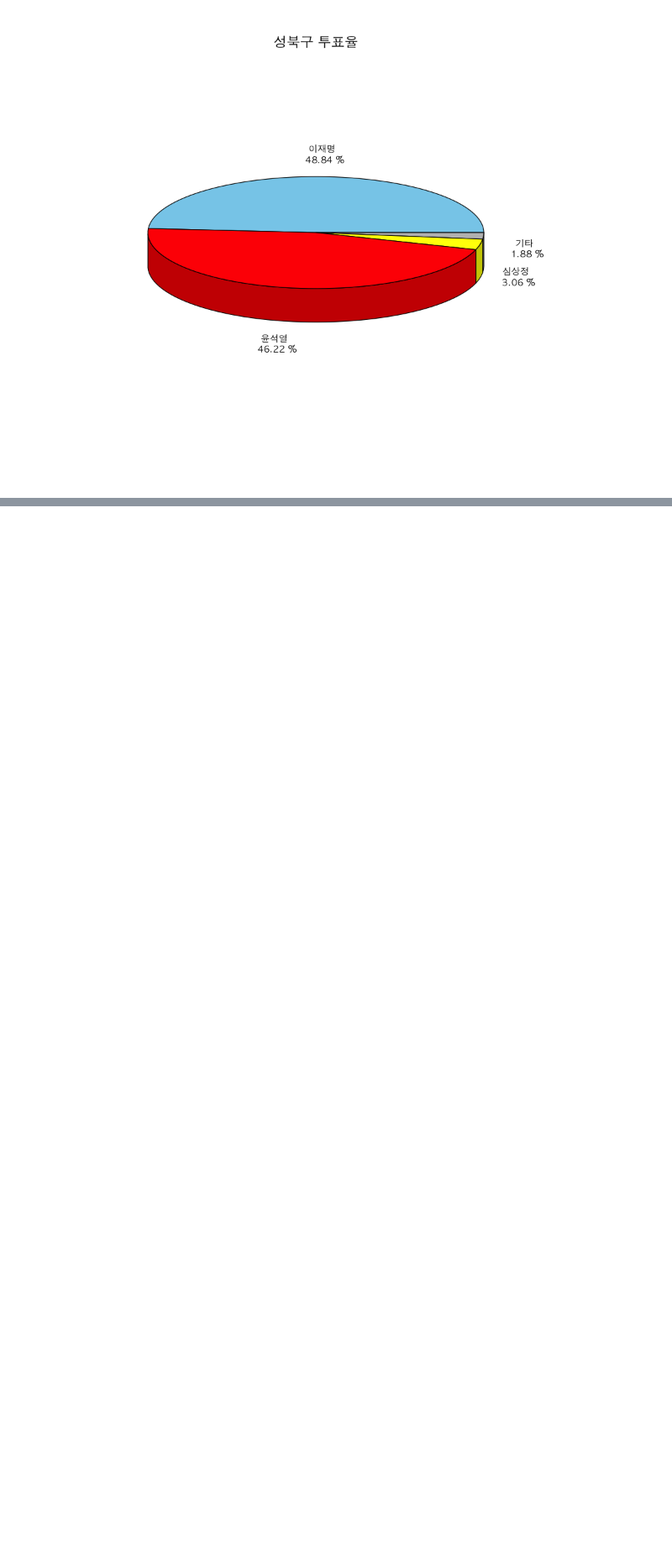
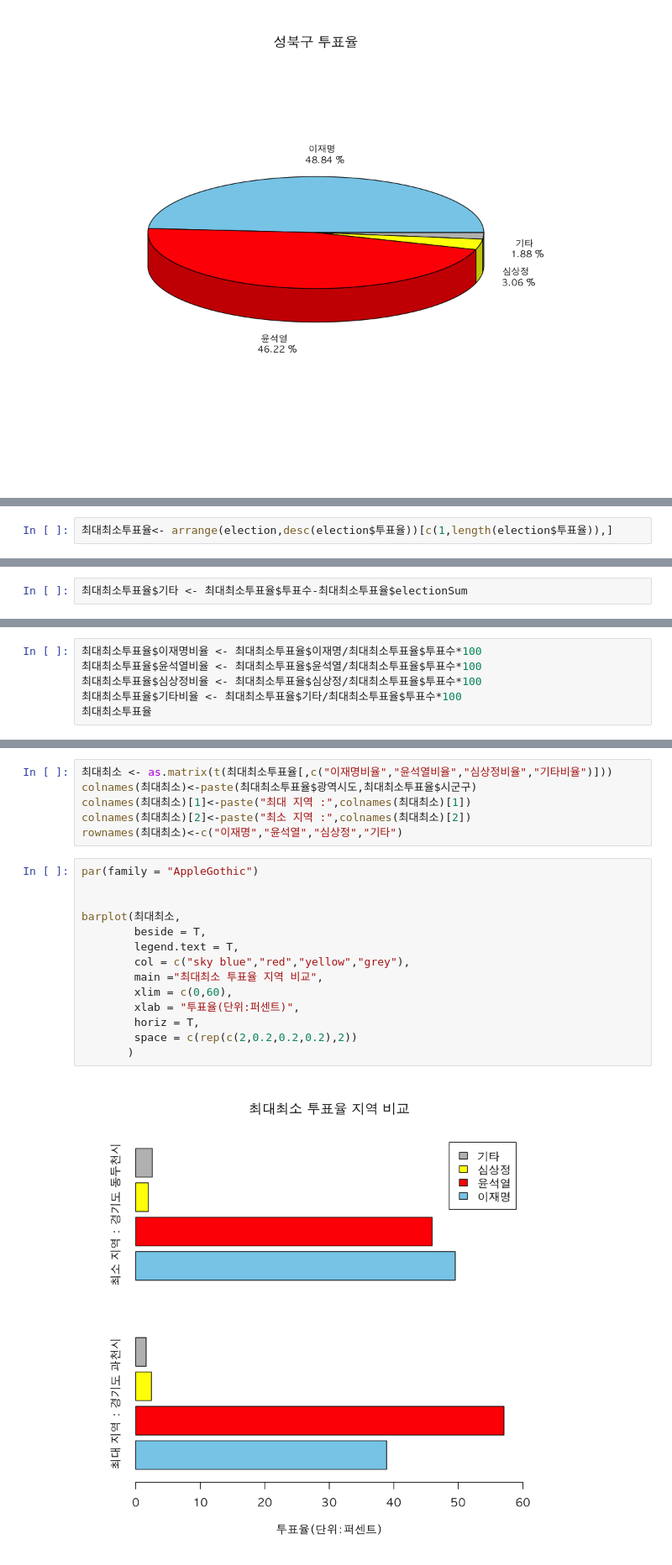
Before and after one commit to ProgrammerJcj/RBase, a Jupyter notebook: 10. 20대_대선자료 시각화.ipynb, the cells around one changed output, grey strips where cells are left out. Shown at 84% size. Saved outputs shown, nothing was run; the diff lists cells and outputs as text; blank space fills up the shorter version.

```diff
--- a/10. 20대_대선자료 시각화.ipynb
+++ b/10. 20대_대선자료 시각화.ipynb
@@ -297,0 +370,2 @@ pie3D(election_seongbuk_ratio,
+# %%
+최대최소투표율<- arrange(election,desc(election$투표율))[c(1,length(election$투표율)),]
@@ -297,0 +378,2 @@ pie3D(election_seongbuk_ratio,
+# %%
+최대최소투표율$기타 <- 최대최소투표율$투표수-최대최소투표율$electionSum
@@ -297,0 +386,6 @@ pie3D(election_seongbuk_ratio,
+# %%
+최대최소투표율$이재명비율 <- 최대최소투표율$이재명/최대최소투표율$투표수*100
+최대최소투표율$윤석열비율 <- 최대최소투표율$윤석열/최대최소투표율$투표수*100
+최대최소투표율$심상정비율 <- 최대최소투표율$심상정/최대최소투표율$투표수*100
+최대최소투표율$기타비율 <- 최대최소투표율$기타/최대최소투표율$투표수*100
+최대최소투표율
@@ -297,0 +396,22 @@ pie3D(election_seongbuk_ratio,
+# %%
+최대최소 <- as.matrix(t(최대최소투표율[,c("이재명비율","윤석열비율","심상정비율","기타비율")]))
+colnames(최대최소)<-paste(최대최소투표율$광역시도,최대최소투표율$시군구)
+colnames(최대최소)[1]<-paste("최대 지역 :",colnames(최대최소)[1])
+colnames(최대최소)[2]<-paste("최소 지역 :",colnames(최대최소)[2])
+rownames(최대최소)<-c("이재명","윤석열","심상정","기타")
+# %%
+par(family = "AppleGothic")
+
+
+barplot(최대최소,
+        beside = T,
+        legend.text = T,
+        col = c("sky blue","red","yellow","grey"),
+        main ="최대최소 투표율 지역 비교",
+        xlim = c(0,60),
+        xlab = "투표율(단위:퍼센트)",
+        horiz = T,
+        space = c(rep(c(2,0.2,0.2,0.2),2))
+       )
+# %% [output]
+[figure, added]
```
Also changed, not shown: parts of 36 cells of this notebook.
